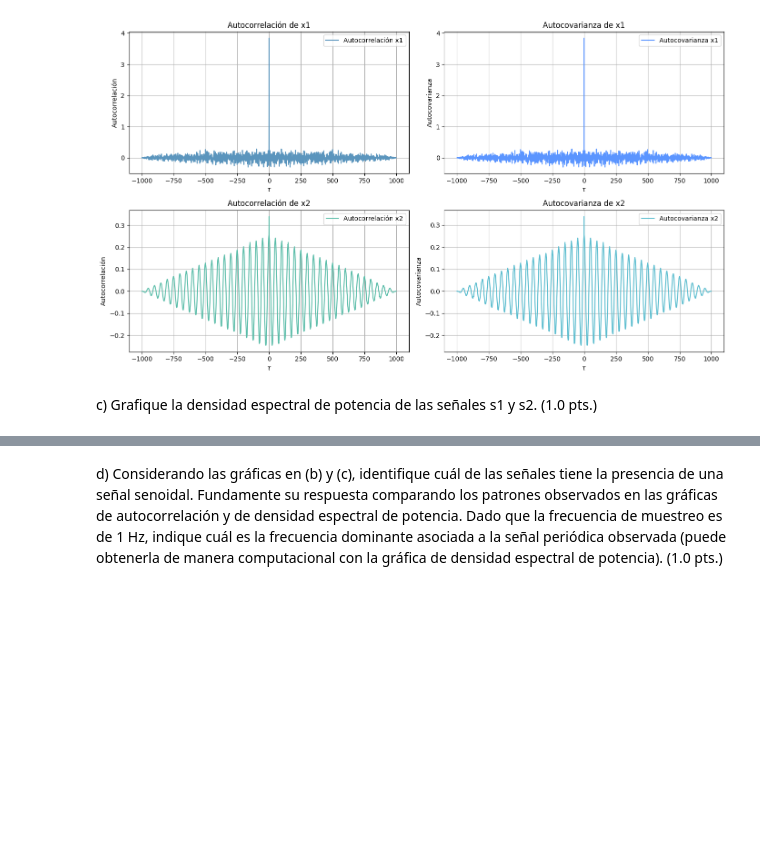
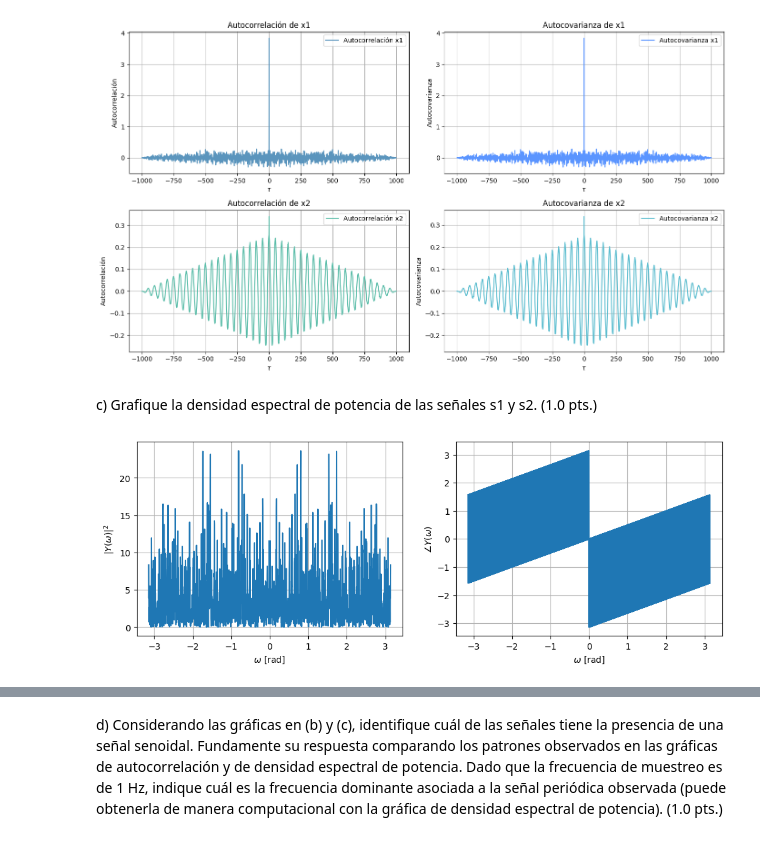
Before and after one commit to ExampleToFollow/PracticasPDS, a Jupyter notebook: Lab5/Lab5_IF_20213704.ipynb, the cells around one changed output, grey strips where cells are left out. Saved outputs shown, nothing was run; the diff lists cells and outputs as text; code cells hidden in the pictures; blank space fills up the shorter version.

```diff
--- a/Lab5/Lab5_IF_20213704.ipynb
+++ b/Lab5/Lab5_IF_20213704.ipynb
@@ -225,3 +225,23 @@ plt.tight_layout()
 [figure]
 # %% [markdown]
 c) Grafique la densidad espectral de potencia de las señales s1 y s2. (1.0 pts.)
+# %%
+N = len(autocorrx1)
+X1_w = np.fft.fftshift(np.fft.fft(autocorrx1))
+wn_1 = 2*np.pi*(np.arange(N)-N/2)/N
+
+X2_w = np.fft.fftshift(np.fft.fft(autocorrx2))
+wn_2 = 2*np.pi*(np.arange(N)-N/2)/N
+plt.figure(figsize=[12,4])
+plt.subplot(1,2,1)
+plt.plot(wn_1,np.abs(X1_w))
+plt.xlabel("$\omega$ [rad]")
+plt.ylabel("$|Y(\omega)|^2$")
+plt.grid('on')
+plt.subplot(1,2,2)
+plt.plot(wn_1,np.angle(X1_w))
+plt.xlabel("$\omega$ [rad]")
+plt.ylabel("$\\angle Y(\omega)$")
+plt.grid('on')
+# %% [output]
+[figure, added]
```
Also changed, not shown: parts of 3 cells of this notebook, 1 other file.
